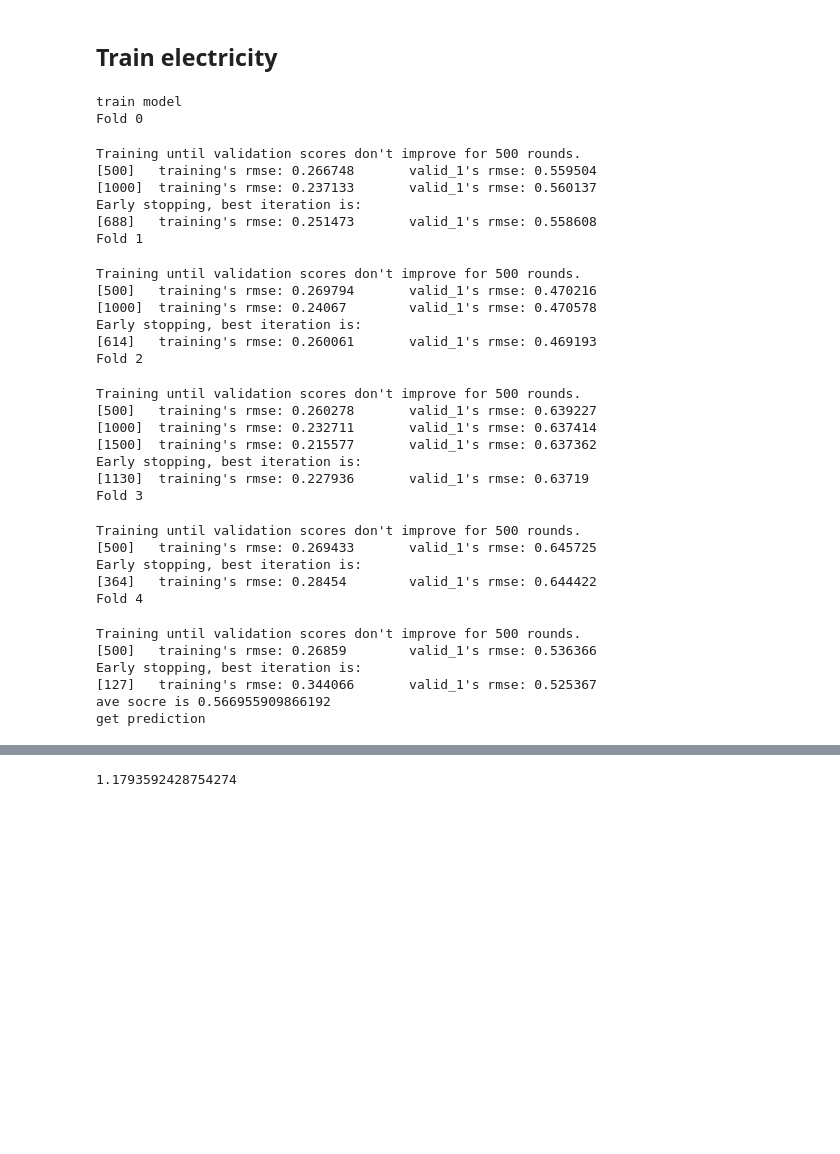
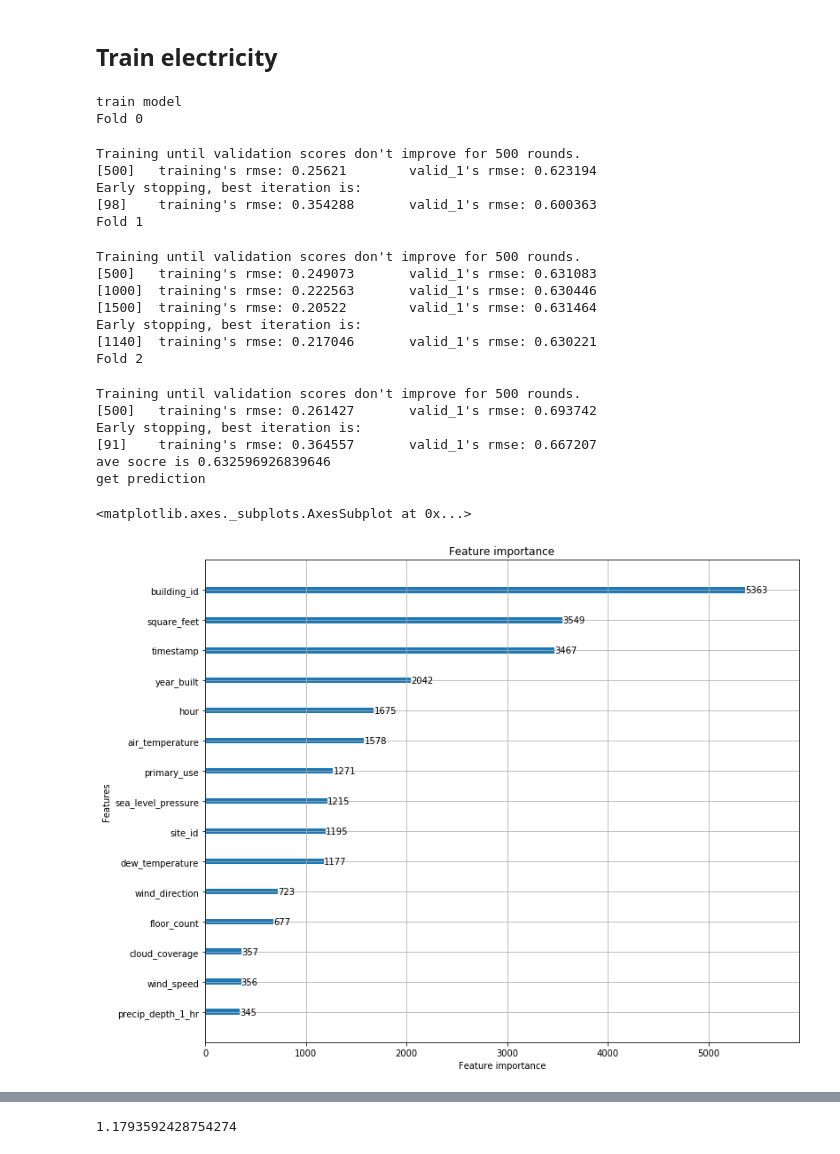
Before and after one commit to haataa/Great_Energy_Predictor, a Jupyter notebook: Baseline.ipynb, the cells around one changed output, grey strips where cells are left out. Drawn from its saved outputs; the diff is of its cells as text; code cells hidden in the pictures; blank space fills up the shorter version.

```diff
--- a/Baseline.ipynb
+++ b/Baseline.ipynb
@@ -104,6 +108,7 @@ def fold_train_model(splits_num,features_train,labels_train,features_test,catego
     folds = KFold(n_splits = splits,random_state=50)
     #folds = StratifiedKFold(n_splits=splits, shuffle=True, random_state=50)
     predictions = np.zeros(len(features_test))
+    models = []
     ave_score = 0
 
     for fold_num, (trn_idx, val_idx) in enumerate(folds.split(features_train.values, labels_train.values)):
@@ -127,8 +132,9 @@ def fold_train_model(splits_num,features_train,labels_train,features_test,catego
         pred = clf.predict(valid_df)
         score = np.sqrt(mean_squared_error(y_valid_df, pred))
         ave_score += score / splits
-        predictions += clf.predict(features_test) / splits
-    return ave_score,predictions
+        predictions += np.expm1(clf.predict(features_test)) / splits
+        models.append(clf)
+    return ave_score,predictions,models
 # %%
 def train_meter_type(meter_type,df_train_total,df_test_total,category_cols,splits_num):
     # prepare data
@@ -145,48 +151,42 @@ def train_meter_type(meter_type,df_train_total,df_test_total,category_cols,split
 
     # train model
     print('train model')
-    ave_score,predictions_type = fold_train_model(splits_num,df_type_train,df_type_label,df_type_test,category_cols)
+    ave_score,predictions_type,models = fold_train_model(splits_num,df_type_train,df_type_label,df_type_test,category_cols)
     print('ave socre is %s'%(ave_score))
 
     # get prediction
     print('get prediction')
-    sub_type = pd.DataFrame({'row_id': df_type_row_id, 'meter_reading': np.expm1(predictions_type)})
-    return sub_type,ave_score
+    sub_type = pd.DataFrame({'row_id': df_type_row_id, 'meter_reading': predictions_type})
+    #sub_type = pd.DataFrame({'row_id': df_type_row_id, 'meter_reading': np.expm1(predictions_type)})
+    return sub_type,ave_score,models
 # %% [markdown]
 ## Train electricity
 # %%
-sub_ele_f,ave_score = train_meter_type(0,df_train_total,df_test_total,category_cols,5)
+sub_ele_f,ave_score,model_ele = train_meter_type(0,df_train_total,df_test_total,category_cols,3)
 # %% [output]
 train model
 Fold 0
 Training until validation scores don't improve for 500 rounds.
-[500]   training's rmse: 0.266748       valid_1's rmse: 0.559504
-[1000]  training's rmse: 0.237133       valid_1's rmse: 0.560137
+[500]   training's rmse: 0.25621        valid_1's rmse: 0.623194
 Early stopping, best iteration is:
-[688]   training's rmse: 0.251473       valid_1's rmse: 0.558608
+[98]    training's rmse: 0.354288       valid_1's rmse: 0.600363
 Fold 1
 Training until validation scores don't improve for 500 rounds.
-[500]   training's rmse: 0.269794       valid_1's rmse: 0.470216
-[1000]  training's rmse: 0.24067        valid_1's rmse: 0.470578
+[500]   training's rmse: 0.249073       valid_1's rmse: 0.631083
+[1000]  training's rmse: 0.222563       valid_1's rmse: 0.630446
+[1500]  training's rmse: 0.20522        valid_1's rmse: 0.631464
 Early stopping, best iteration is:
-[614]   training's rmse: 0.260061       valid_1's rmse: 0.469193
+[1140]  training's rmse: 0.217046       valid_1's rmse: 0.630221
 Fold 2
 Training until validation scores don't improve for 500 rounds.
-[500]   training's rmse: 0.260278       valid_1's rmse: 0.639227
-[1000]  training's rmse: 0.232711       valid_1's rmse: 0.637414
-[1500]  training's rmse: 0.215577       valid_1's rmse: 0.637362
+[500]   training's rmse: 0.261427       valid_1's rmse: 0.693742
 Early stopping, best iteration is:
-[1130]  training's rmse: 0.227936       valid_1's rmse: 0.63719
-Fold 3
+[91]    training's rmse: 0.364557       valid_1's rmse: 0.667207
+ave socre is 0.632596926839646
+get prediction
-Training until validation scores don't improve for 500 rounds.
-[500]   training's rmse: 0.269433       valid_1's rmse: 0.645725
-Early stopping, best iteration is:
-[364]   training's rmse: 0.28454        valid_1's rmse: 0.644422
-Fold 4
-Training until validation scores don't improve for 500 rounds.
-[500]   training's rmse: 0.26859        valid_1's rmse: 0.536366
-Early stopping, best iteration is:
-[127]   training's rmse: 0.344066       valid_1's rmse: 0.525367
-ave socre is 0.566955909866192
-get prediction
+# %%
+lgb.plot_importance(model_ele[0], max_num_features=20,figsize=(12,10))
+# %% [output]
+<matplotlib.axes._subplots.AxesSubplot at 0x...>
+[figure, added]
 # %%
```
Also changed, not shown: parts of 13 cells of this notebook.
